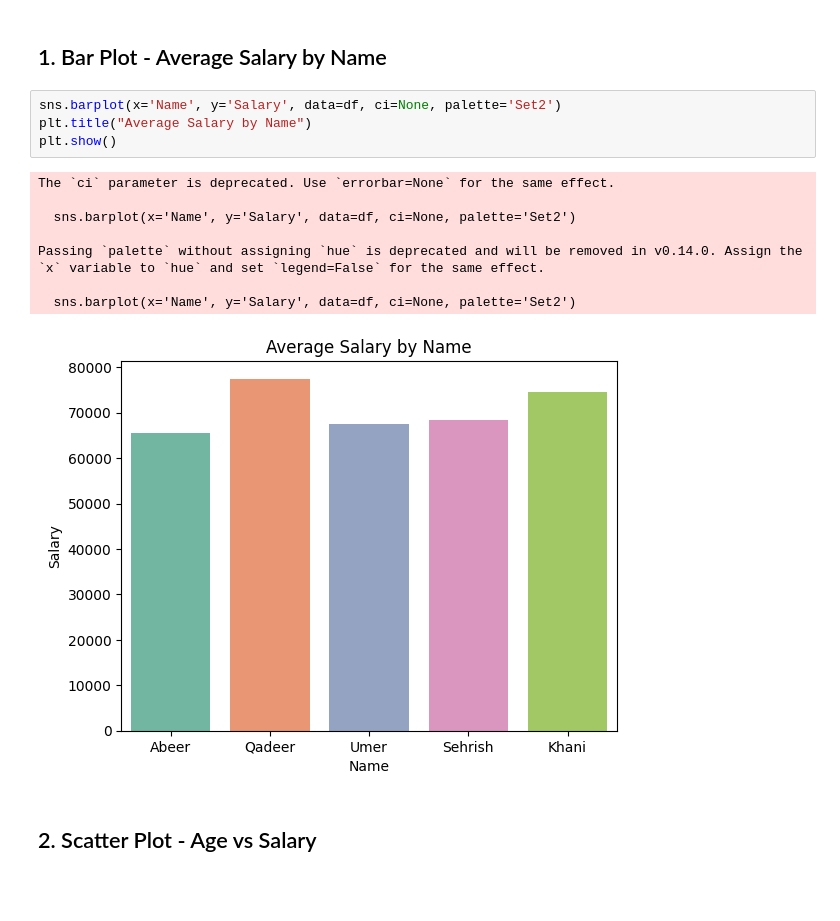
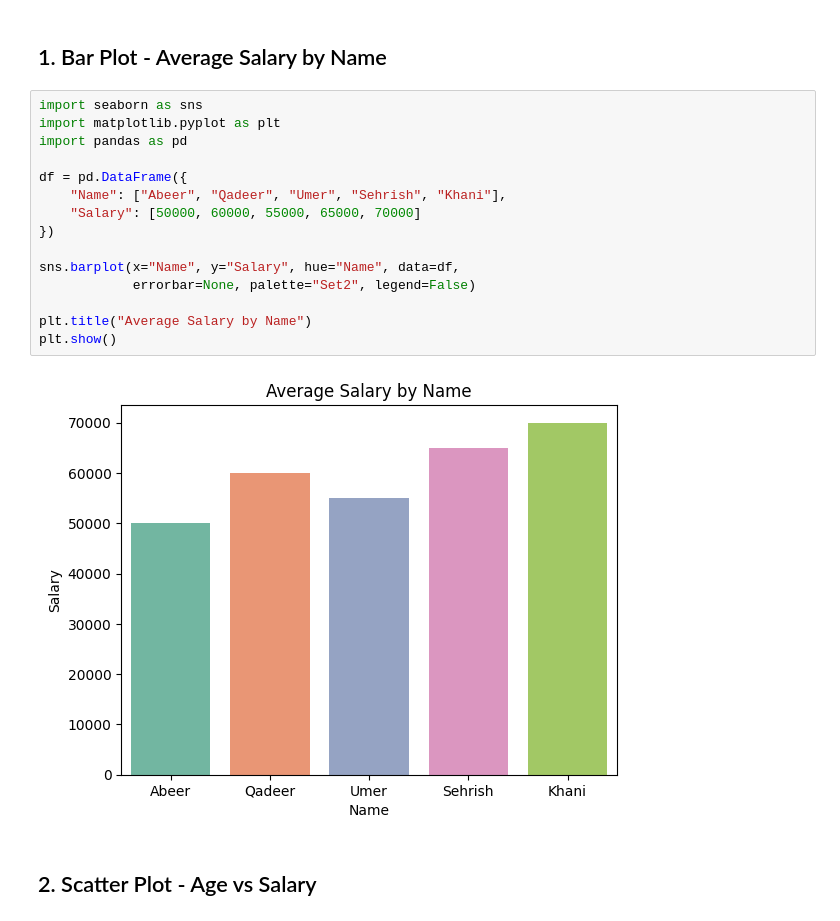
Before and after one commit to Abdul-Qadeerr/data-science, a Jupyter notebook: seaborn.ipynb, the cells around one changed output. Drawn from its saved outputs; the diff is of its cells as text; blank space fills up the shorter version.

```diff
--- a/seaborn.ipynb
+++ b/seaborn.ipynb
@@ -36,18 +36,22 @@ df
 # %% [markdown]
 ## 1. Bar Plot - Average Salary by Name
 # %%
-sns.barplot(x='Name', y='Salary', data=df, ci=None, palette='Set2')
+import seaborn as sns
+import matplotlib.pyplot as plt
+import pandas as pd
+
+df = pd.DataFrame({
+    "Name": ["Abeer", "Qadeer", "Umer", "Sehrish", "Khani"],
+    "Salary": [50000, 60000, 55000, 65000, 70000]
+})
+
+sns.barplot(x="Name", y="Salary", hue="Name", data=df,
+            errorbar=None, palette="Set2", legend=False)
+
 plt.title("Average Salary by Name")
 plt.show()
 # %% [output]
-The `ci` parameter is deprecated. Use `errorbar=None` for the same effect.
-
-  sns.barplot(x='Name', y='Salary', data=df, ci=None, palette='Set2')
-
-Passing `palette` without assigning `hue` is deprecated and will be removed in v0.14.0. Assign the `x` variable to `hue` and set `legend=False` for the same effect.
-
-  sns.barplot(x='Name', y='Salary', data=df, ci=None, palette='Set2')
-[figure, old version]
+[figure, new version]
 # %% [markdown]
 ## 2. Scatter Plot - Age vs Salary
 # %%
```
